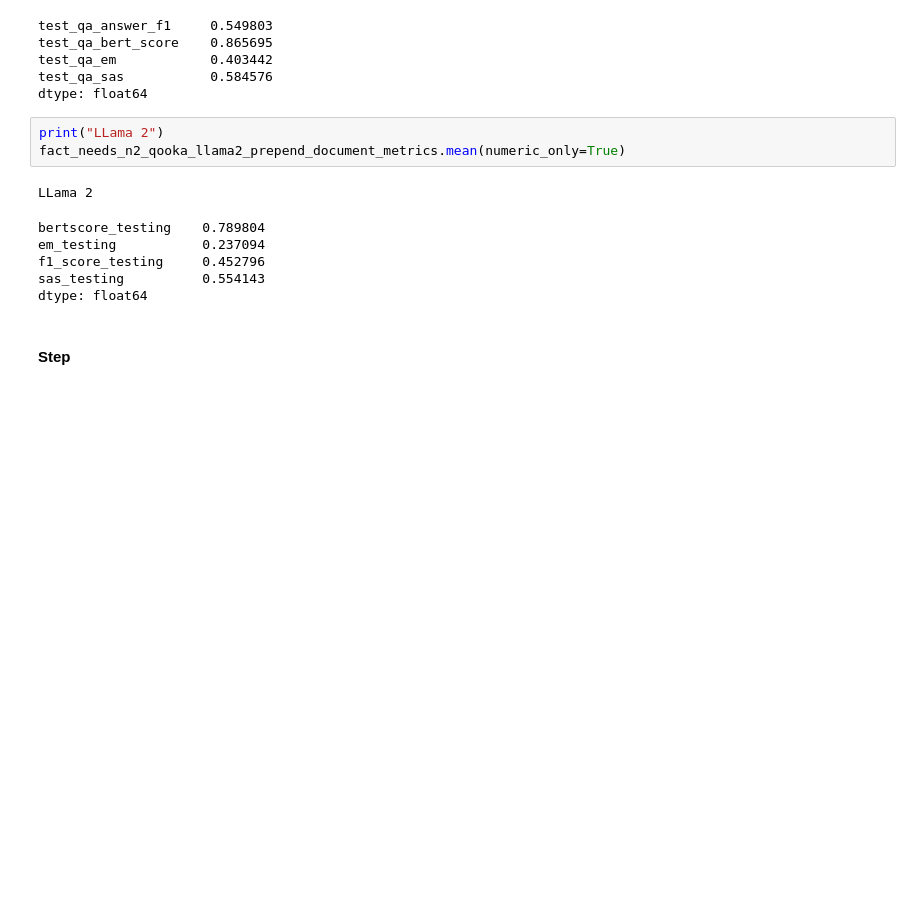
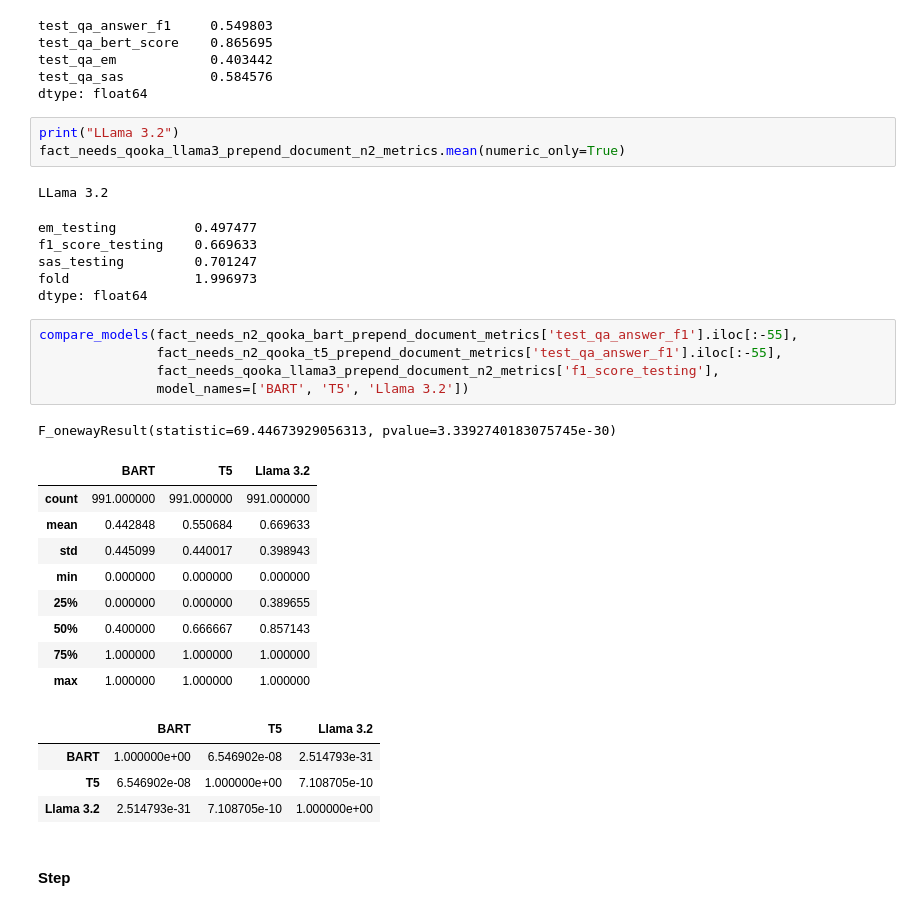
Before and after one commit to AlexFrummet/cooking-with-context, a Jupyter notebook: analyses/Metrics Evaluation.ipynb, the cells around one changed output. Saved outputs shown, nothing was run; the diff lists cells and outputs as text; blank space fills up the shorter version.

```diff
--- a/analyses/Metrics Evaluation.ipynb
+++ b/analyses/Metrics Evaluation.ipynb
@@ -2926,15 +3021,35 @@ test_qa_em            0.403442
 test_qa_sas           0.584576
 dtype: float64
 # %%
-print("LLama 2")
-fact_needs_n2_qooka_llama2_prepend_document_metrics.mean(numeric_only=True)
+print("LLama 3.2")
+fact_needs_qooka_llama3_prepend_document_n2_metrics.mean(numeric_only=True)
 # %% [output]
-LLama 2
+LLama 3.2
-bertscore_testing    0.789804
-em_testing           0.237094
-f1_score_testing     0.452796
-sas_testing          0.554143
+em_testing          0.497477
+f1_score_testing    0.669633
+sas_testing         0.701247
+fold                1.996973
 dtype: float64
+# %%
+compare_models(fact_needs_n2_qooka_bart_prepend_document_metrics['test_qa_answer_f1'].iloc[:-55],
+               fact_needs_n2_qooka_t5_prepend_document_metrics['test_qa_answer_f1'].iloc[:-55],
+               fact_needs_qooka_llama3_prepend_document_n2_metrics['f1_score_testing'],
+               model_names=['BART', 'T5', 'Llama 3.2'])
+# %% [output]
+F_onewayResult(statistic=69.44673929056313, pvalue=3.3392740183075745e-30)
+|  | BART | T5 | Llama 3.2 |
+| count | 991.000000 | 991.000000 | 991.000000 |
+| mean | 0.442848 | 0.550684 | 0.669633 |
+| std | 0.445099 | 0.440017 | 0.398943 |
+| min | 0.000000 | 0.000000 | 0.000000 |
+| 25% | 0.000000 | 0.000000 | 0.389655 |
+| 50% | 0.400000 | 0.666667 | 0.857143 |
+| 75% | 1.000000 | 1.000000 | 1.000000 |
+| max | 1.000000 | 1.000000 | 1.000000 |
+|  | BART | T5 | Llama 3.2 |
+| BART | 1.000000e+00 | 6.546902e-08 | 2.514793e-31 |
+| T5 | 6.546902e-08 | 1.000000e+00 | 7.108705e-10 |
+| Llama 3.2 | 2.514793e-31 | 7.108705e-10 | 1.000000e+00 |
 # %% [markdown]
 #### Step
 # %%
```
Also changed, not shown: parts of 23 cells of this notebook, 2 other files.
